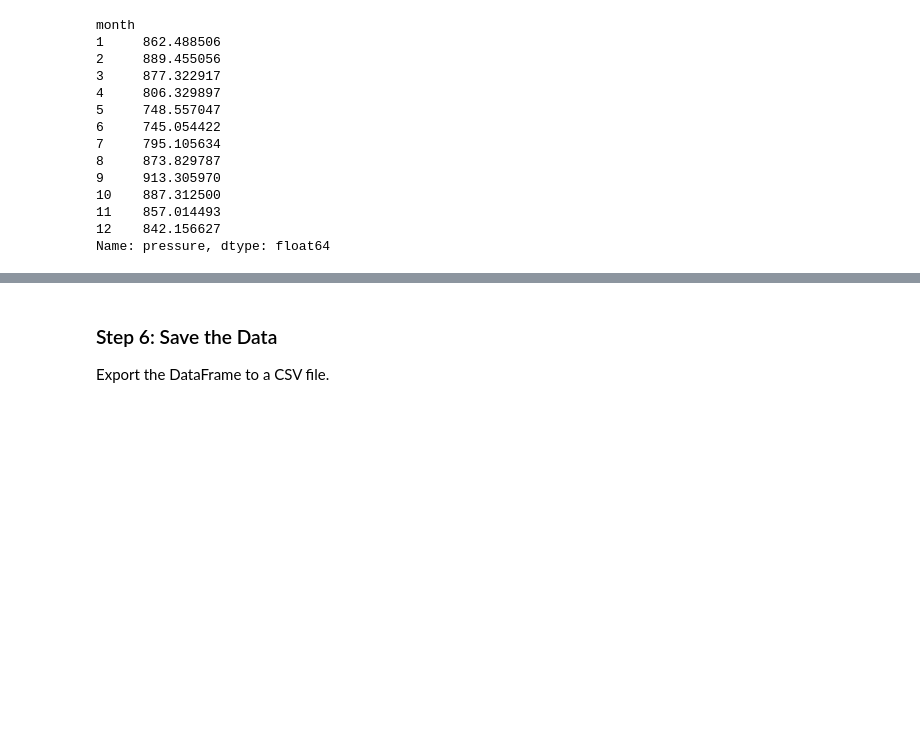
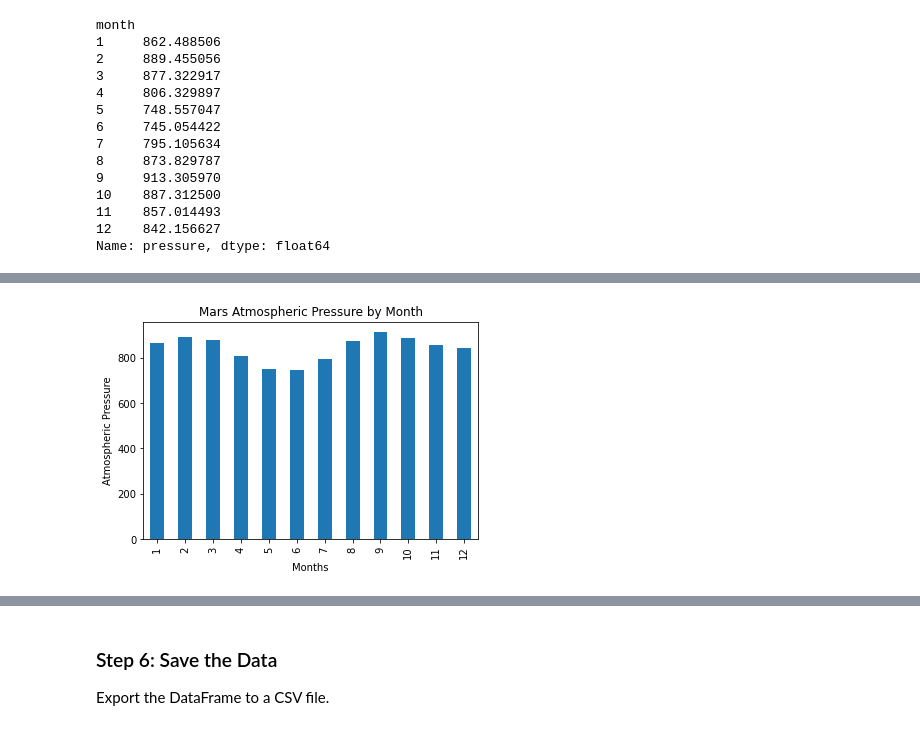
Before and after one commit to shanCH3n/Mission-to-Mars-Webscrape-Challenge, a Jupyter notebook: Starter_Code/part_2_mars_weather.ipynb, the cells around one changed output, grey strips where cells are left out. Saved outputs shown, nothing was run; the diff lists cells and outputs as text; code cells hidden in the pictures; blank space fills up the shorter version.

```diff
--- a/Starter_Code/part_2_mars_weather.ipynb
+++ b/Starter_Code/part_2_mars_weather.ipynb
@@ -151,5 +243,10 @@ Name: min_temp, dtype: float64
 # %%
 # 4. Average pressure by Martian month
+# Using groupby 'month'
+
+avg_pressure_byMonth = grp_month['pressure'].mean()
+
+print(avg_pressure_byMonth)
 # %% [output]
 month
 1     862.488506
@@ -172,2 +265,15 @@ Name: pressure, dtype: float64
+# %%
+# Plot the average pressure by month
+avg_pressure_byMonth.plot(kind='bar')
+
+plt.title("Mars Atmospheric Pressure by Month")
+
+plt.xlabel("Months")
+plt.ylabel("Atmospheric Pressure")
+
+plt.savefig('pressure_byMonth_mars.png')
+plt.show()
+# %% [output]
+[figure, added]
 # %%
 # 5. How many terrestrial (earth) days are there in a Martian year?
```
Also changed, not shown: parts of 27 cells of this notebook, 5 other files.
